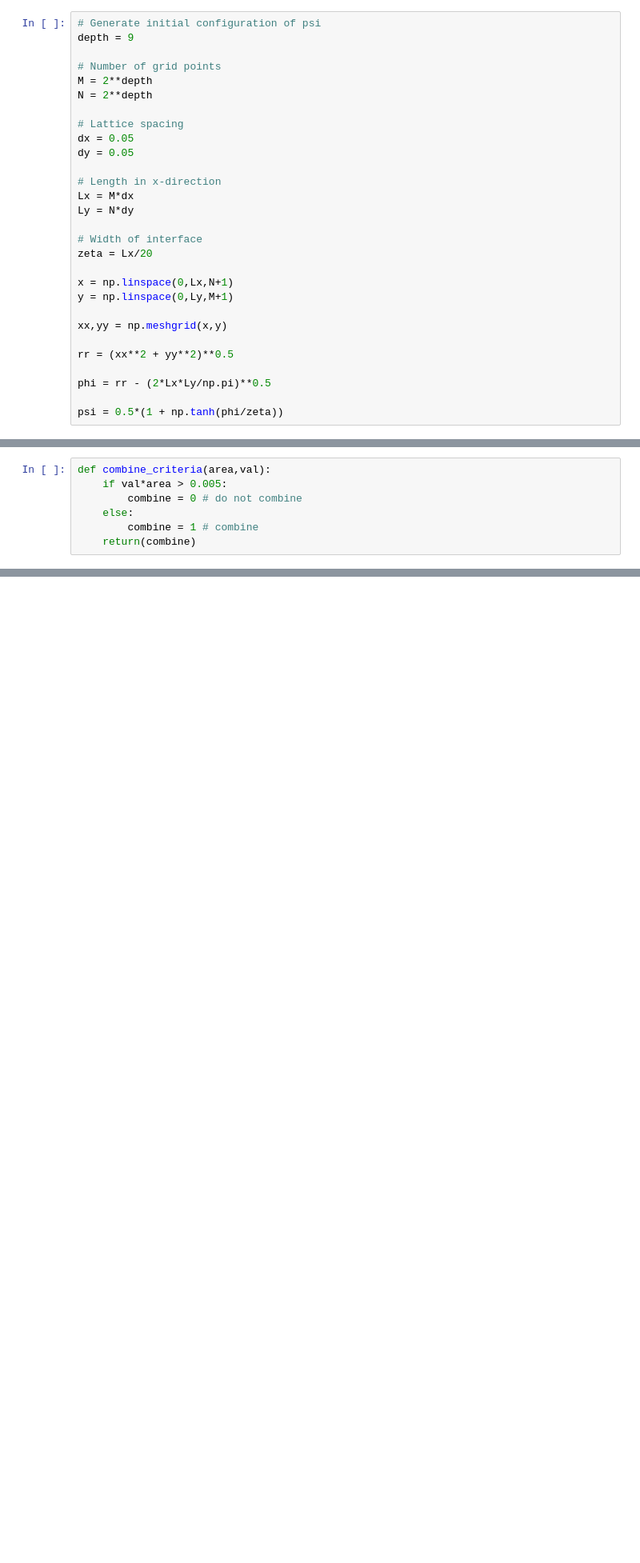
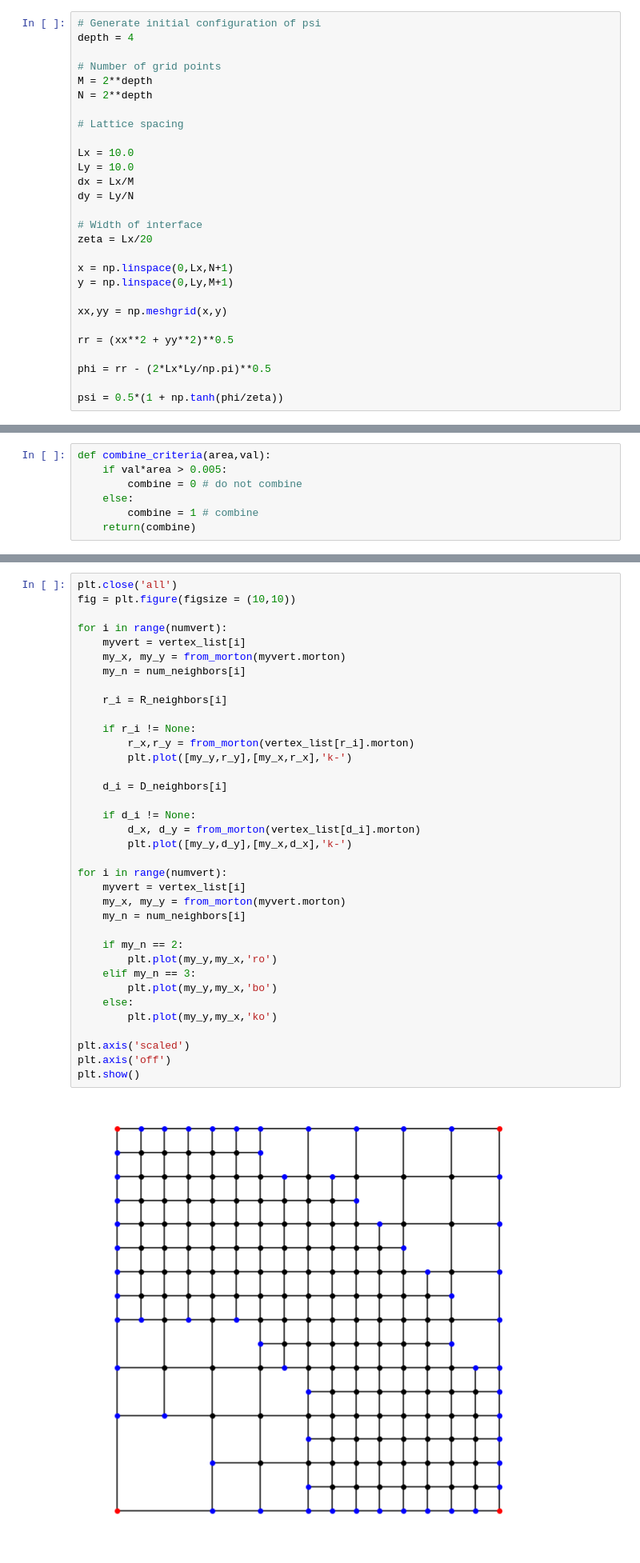
Before and after one commit to KieranFitzmaurice/AMR, a Jupyter notebook: Optimized Quadtrees.ipynb, the cells around one changed output, grey strips where cells are left out. Shown at 80% size. Cells and saved outputs as stored; diff of their text form; blank space fills up the shorter version.

```diff
--- a/Optimized Quadtrees.ipynb
+++ b/Optimized Quadtrees.ipynb
@@ -120,19 +120,18 @@ def m_below(m,d1,d2):
     return(m_d2_min,m_d2_max)
 # %%
 # Generate initial configuration of psi
-depth = 9
+depth = 4
 
 # Number of grid points
 M = 2**depth
 N = 2**depth
 
 # Lattice spacing
-dx = 0.05
-dy = 0.05
 
-# Length in x-direction
-Lx = M*dx
-Ly = N*dy
+Lx = 10.0
+Ly = 10.0
+dx = Lx/M
+dy = Ly/N
 
 # Width of interface
 zeta = Lx/20
@@ -436,0 +538,38 @@ plt.show()
+# %%
+plt.close('all')
+fig = plt.figure(figsize = (10,10))
+
+for i in range(numvert):
+    myvert = vertex_list[i]
+    my_x, my_y = from_morton(myvert.morton)
+    my_n = num_neighbors[i]
+
+    r_i = R_neighbors[i]
+
+    if r_i != None:
+        r_x,r_y = from_morton(vertex_list[r_i].morton)
+        plt.plot([my_y,r_y],[my_x,r_x],'k-')
+
+    d_i = D_neighbors[i]
+
+    if d_i != None:
+        d_x, d_y = from_morton(vertex_list[d_i].morton)
+        plt.plot([my_y,d_y],[my_x,d_x],'k-')
+
+for i in range(numvert):
+    myvert = vertex_list[i]
+    my_x, my_y = from_morton(myvert.morton)
+    my_n = num_neighbors[i]
+
+    if my_n == 2:
+        plt.plot(my_y,my_x,'ro')
+    elif my_n == 3:
+        plt.plot(my_y,my_x,'bo')
+    else:
+        plt.plot(my_y,my_x,'ko')
+
+plt.axis('scaled')
+plt.axis('off')
+plt.show()
+# %% [output]
+[figure, added]
```
Also changed, not shown: parts of 13 cells of this notebook.
